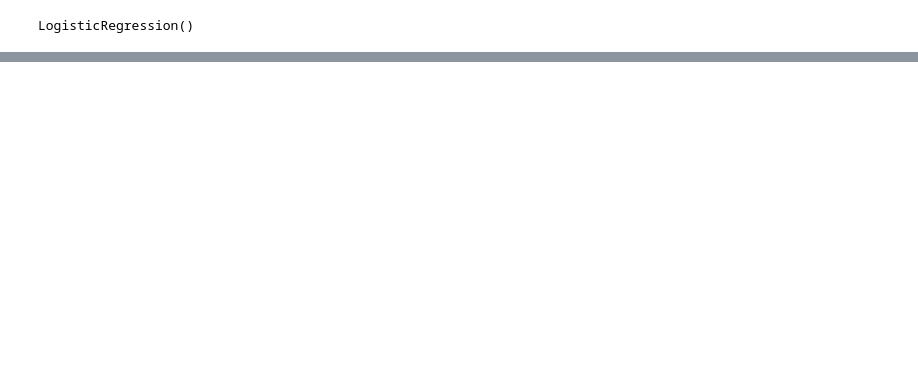
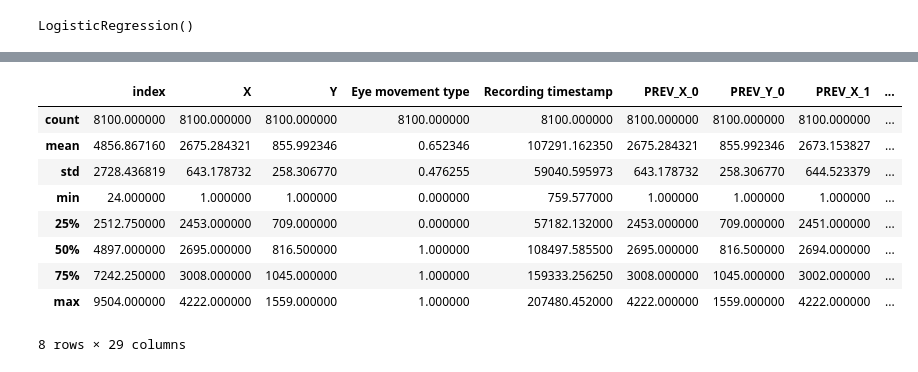
Before and after one commit to Tuur123/StageHITlab, a Jupyter notebook: FixationFinder/research.ipynb, the cells around one changed output, grey strips where cells are left out. Cells and saved outputs as stored; diff of their text form; code cells hidden in the pictures; blank space fills up the shorter version.

```diff
--- a/FixationFinder/research.ipynb
+++ b/FixationFinder/research.ipynb
@@ -75,0 +117,13 @@ sns.scatterplot(x=data['SPEED_DIFF_X'], y=data['SPEED_DIFF_Y'], hue=data['Eye mo
+# %%
+data.describe()
+# %% [output]
+|  | index | X | Y | Eye movement type | Recording timestamp | PREV_X_0 | PREV_Y_0 | PREV_X_1 | ... |
+| count | 8100.000000 | 8100.000000 | 8100.000000 | 8100.000000 | 8100.000000 | 8100.000000 | 8100.000000 | 8100.000000 | ... |
+| mean | 4856.867160 | 2675.284321 | 855.992346 | 0.652346 | 107291.162350 | 2675.284321 | 855.992346 | 2673.153827 | ... |
+| std | 2728.436819 | 643.178732 | 258.306770 | 0.476255 | 59040.595973 | 643.178732 | 258.306770 | 644.523379 | ... |
+| min | 24.000000 | 1.000000 | 1.000000 | 0.000000 | 759.577000 | 1.000000 | 1.000000 | 1.000000 | ... |
+| 25% | 2512.750000 | 2453.000000 | 709.000000 | 0.000000 | 57182.132000 | 2453.000000 | 709.000000 | 2451.000000 | ... |
+| 50% | 4897.000000 | 2695.000000 | 816.500000 | 1.000000 | 108497.585500 | 2695.000000 | 816.500000 | 2694.000000 | ... |
+| 75% | 7242.250000 | 3008.000000 | 1045.000000 | 1.000000 | 159333.256250 | 3008.000000 | 1045.000000 | 3002.000000 | ... |
+| max | 9504.000000 | 4222.000000 | 1559.000000 | 1.000000 | 207480.452000 | 4222.000000 | 1559.000000 | 4222.000000 | ... |
+8 rows × 29 columns
```
Also changed, not shown: parts of 15 cells of this notebook, 3 other files.
